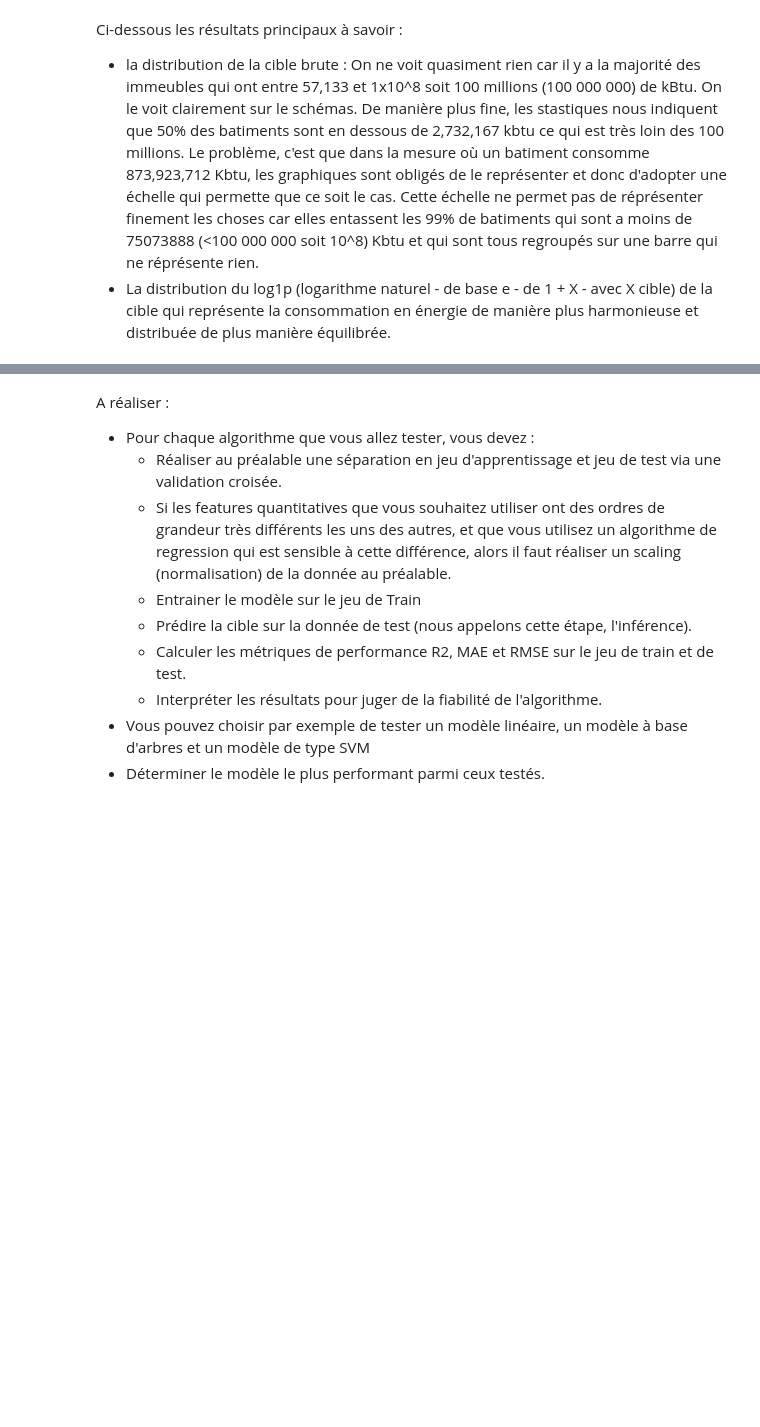
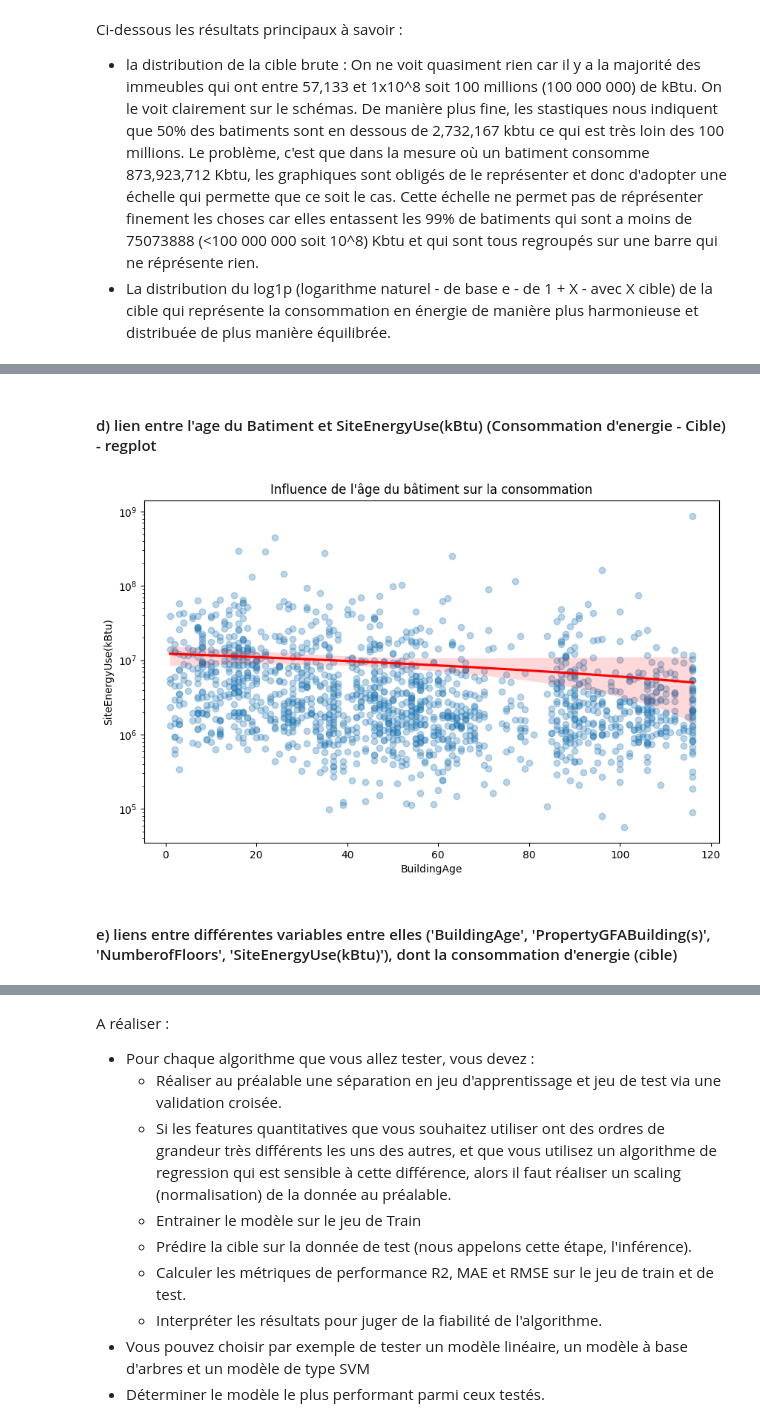
Before and after one commit to AxelFB1992/projet6, a Jupyter notebook: template_modelisation_supervisee.ipynb, the cells around one changed output, grey strips where cells are left out. Cells and saved outputs as stored; diff of their text form; code cells hidden in the pictures; blank space fills up the shorter version.

```diff
--- a/template_modelisation_supervisee.ipynb
+++ b/template_modelisation_supervisee.ipynb
@@ -2281,0 +2081,13 @@ Name: count, dtype: int64
+# %% [markdown]
+#### d) lien entre l'age du Batiment et SiteEnergyUse(kBtu) (Consommation d'energie - Cible) - regplot
+# %%
+plt.figure(figsize=(10, 6))
+sns.regplot(data=filtered_18_building_consumption, x='BuildingAge', y='SiteEnergyUse(kBtu)',
+            scatter_kws={'alpha':0.3}, line_kws={'color':'red'})
+plt.yscale('log')
+plt.title("Influence de l'âge du bâtiment sur la consommation")
+plt.show()
+# %% [output]
+[figure, added]
+# %% [markdown]
+#### e) liens entre différentes variables entre elles ('BuildingAge', 'PropertyGFABuilding(s)', 'NumberofFloors', 'SiteEnergyUse(kBtu)'), dont la consommation d'energie (cible)
```
Also changed, not shown: parts of 117 cells of this notebook.
